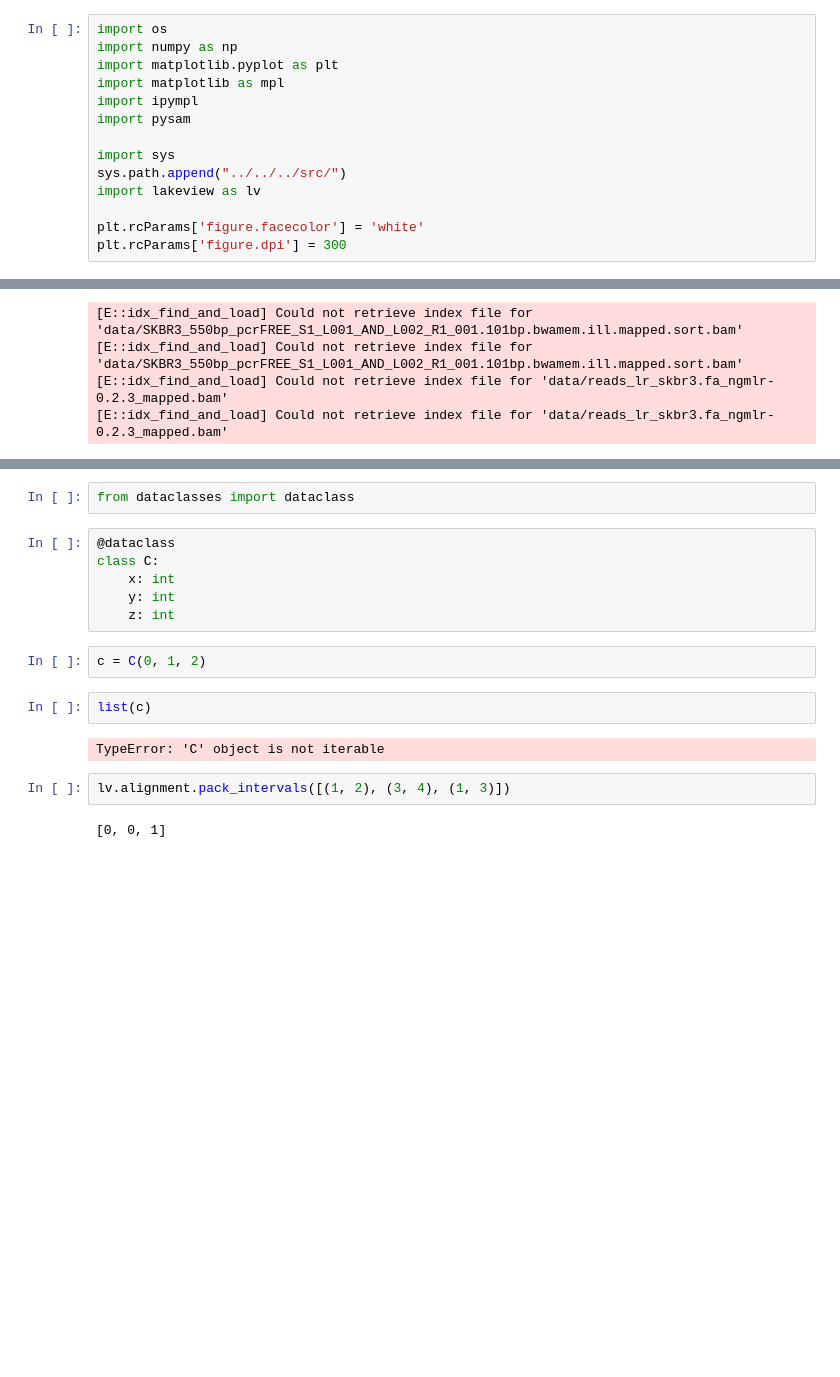
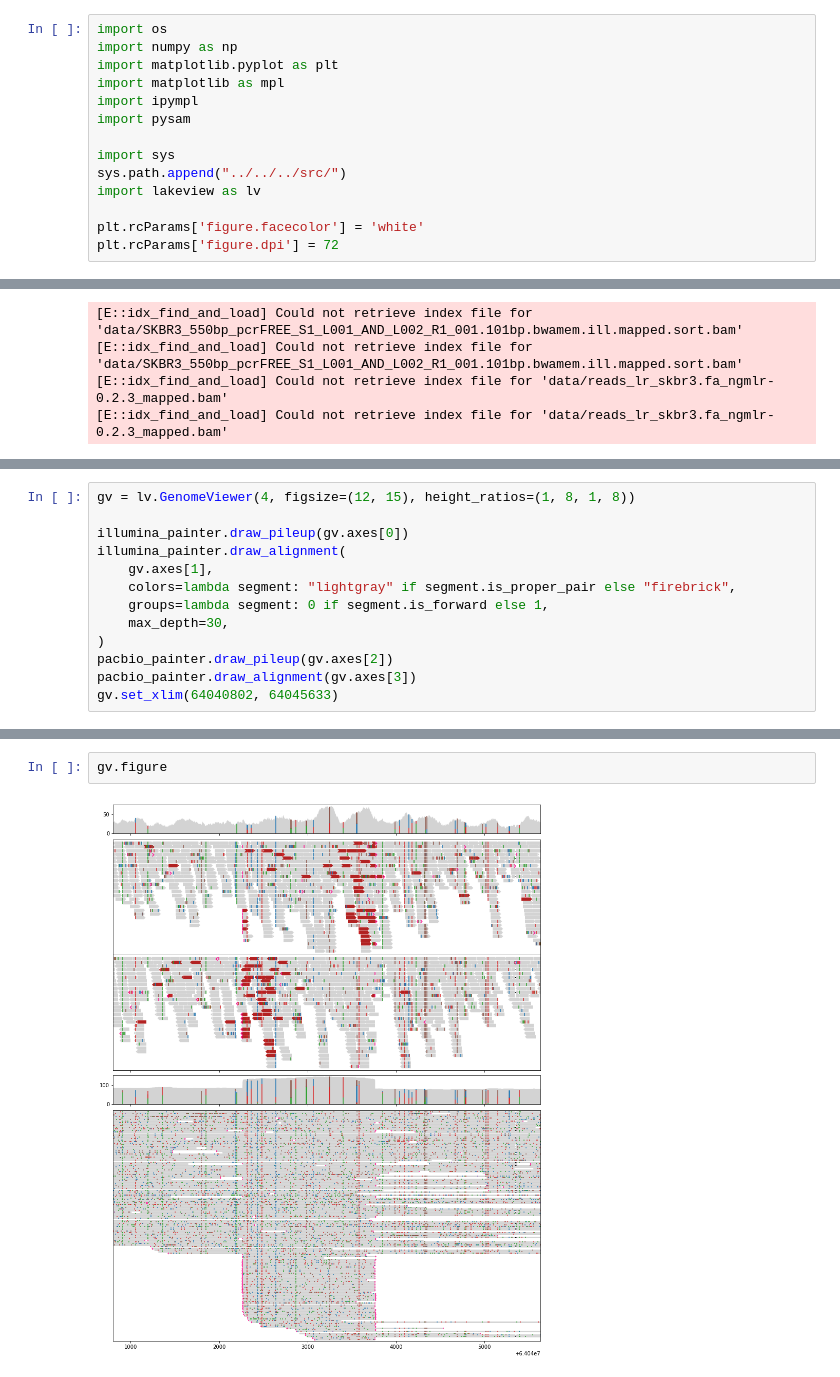
Before and after one commit to jzhang-dev/lakeview, a Jupyter notebook: docs/examples/SKBR3/SKBR3.py.ipynb, the cells around one changed output, grey strips where cells are left out. Cells and saved outputs as stored; diff of their text form; blank space fills up the shorter version.

```diff
--- a/docs/examples/SKBR3/SKBR3.py.ipynb
+++ b/docs/examples/SKBR3/SKBR3.py.ipynb
@@ -11,7 +14,7 @@ sys.path.append("../../../src/")
 import lakeview as lv
 
 plt.rcParams['figure.facecolor'] = 'white'
-plt.rcParams['figure.dpi'] = 300
+plt.rcParams['figure.dpi'] = 72
 # %%
 %matplotlib widget
 plt.ioff()
@@ -60,3 +47,16 @@ gv.add_track(
+# %%
+gv = lv.GenomeViewer(4, figsize=(12, 15), height_ratios=(1, 8, 1, 8))
+
+illumina_painter.draw_pileup(gv.axes[0])
+illumina_painter.draw_alignment(
+    gv.axes[1],
+    colors=lambda segment: "lightgray" if segment.is_proper_pair else "firebrick",
+    groups=lambda segment: 0 if segment.is_forward else 1,
+    max_depth=30,
+)
+pacbio_painter.draw_pileup(gv.axes[2])
+pacbio_painter.draw_alignment(gv.axes[3])
+gv.set_xlim(64040802, 64045633)
 # %%
 gv
 # %% [output]
@@ -248,18 +64,4 @@ gencode_records[:30]
-# %%
-from dataclasses import dataclass
-# %%
-@dataclass
-class C:
-    x: int
-    y: int
-    z: int
-# %%
-c = C(0, 1, 2)
-# %%
-list(c)
-# %% [output]
-TypeError: 'C' object is not iterable
-# %%
-lv.alignment.pack_intervals([(1, 2), (3, 4), (1, 3)])
-# %% [output]
-[0, 0, 1]
+# %%
+gv.figure
+# %% [output]
+[figure, added]
```
Also changed, not shown: parts of 20 cells of this notebook, 5 other files.
